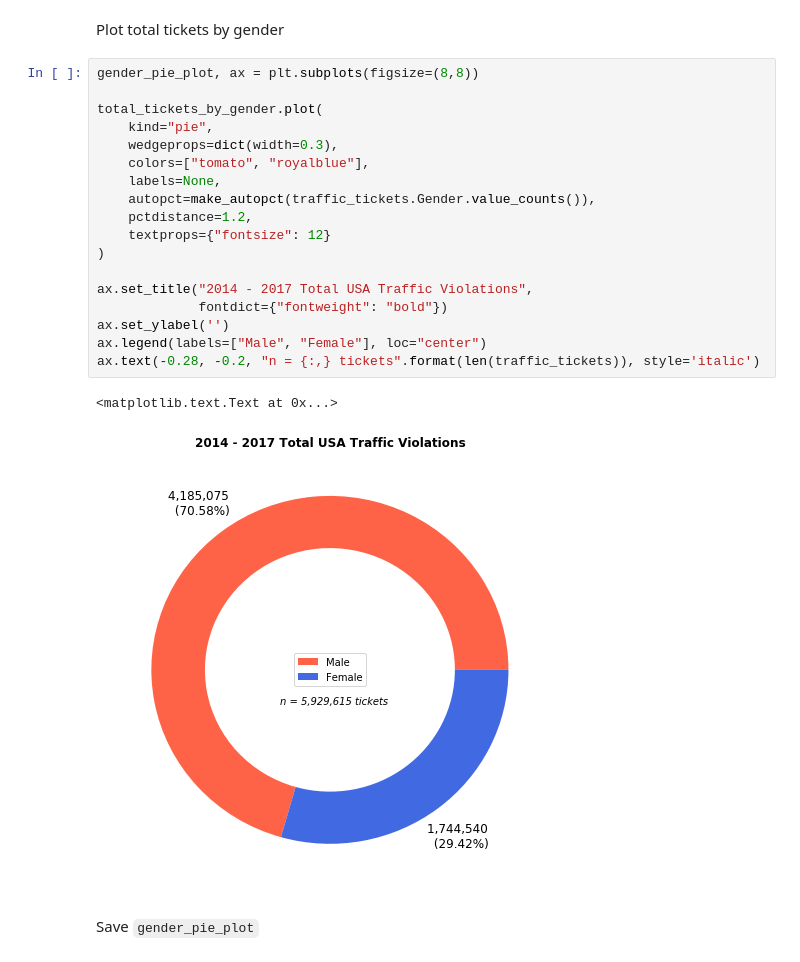
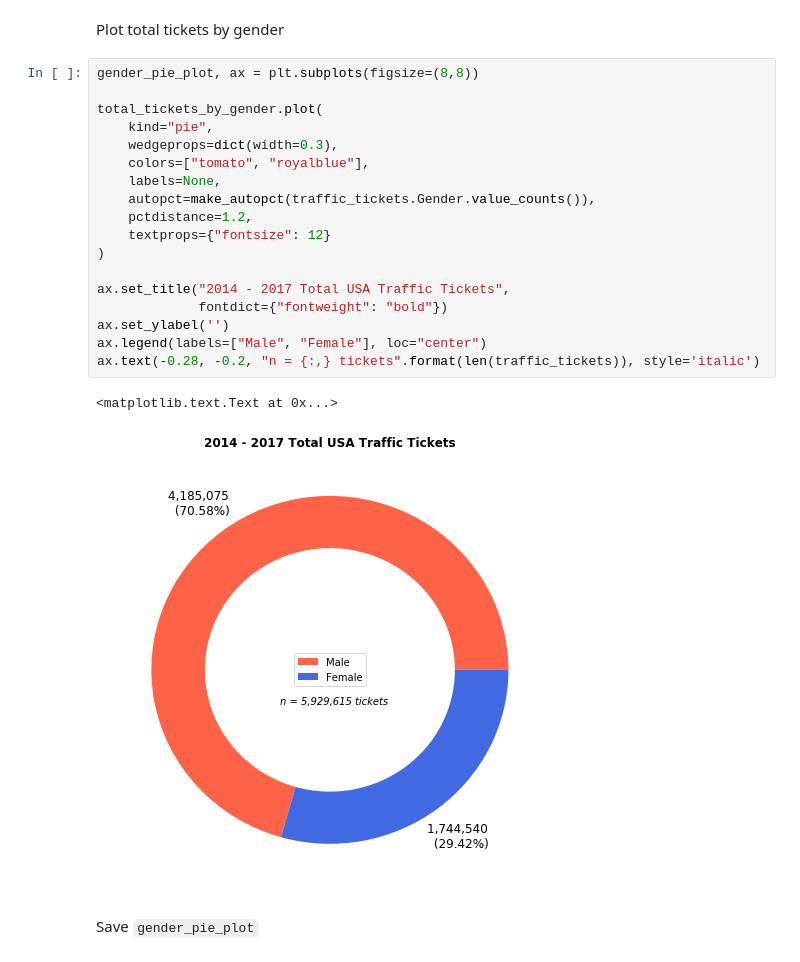
Before and after one commit to dacrands/traffic-ticket-data, a Jupyter notebook: 2_gender.ipynb, the cells around one changed output. Saved outputs shown, nothing was run; the diff lists cells and outputs as text.

```diff
--- a/2_gender.ipynb
+++ b/2_gender.ipynb
@@ -39,24 +39,24 @@ Plot total tickets by gender
 # %%
 gender_pie_plot, ax = plt.subplots(figsize=(8,8))
 
 total_tickets_by_gender.plot(
     kind="pie",
     wedgeprops=dict(width=0.3),
     colors=["tomato", "royalblue"],
     labels=None,
     autopct=make_autopct(traffic_tickets.Gender.value_counts()),
     pctdistance=1.2,
     textprops={"fontsize": 12}
 )
 
-ax.set_title("2014 - 2017 Total USA Traffic Violations",
+ax.set_title("2014 - 2017 Total USA Traffic Tickets",
              fontdict={"fontweight": "bold"})
 ax.set_ylabel('')
 ax.legend(labels=["Male", "Female"], loc="center")
 ax.text(-0.28, -0.2, "n = {:,} tickets".format(len(traffic_tickets)), style='italic')
 # %% [output]
 <matplotlib.text.Text at 0x...>
-[figure, old version]
+[figure, new version]
 # %% [markdown]
 Save `gender_pie_plot`
 # %%
```
Also changed, not shown: parts of 1 cell of this notebook, 3 other files.
